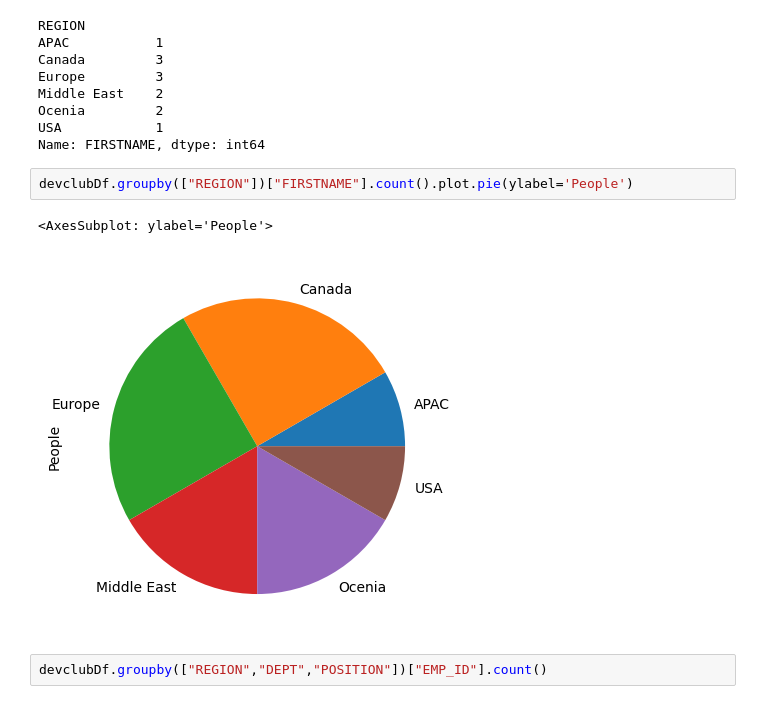
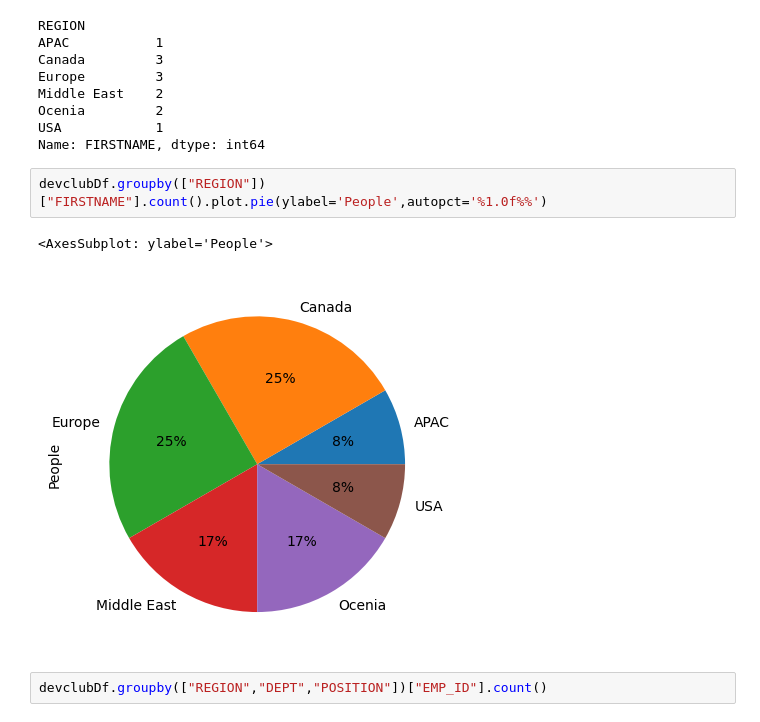
Before and after one commit to devmountaintechfest/hackathon-season2, a Jupyter notebook: src/vistualize.ipynb, the cells around one changed output. Drawn from its saved outputs; the diff is of its cells as text.

```diff
--- a/src/vistualize.ipynb
+++ b/src/vistualize.ipynb
@@ -40,10 +40,10 @@ Ocenia         2
 USA            1
 Name: FIRSTNAME, dtype: int64
 # %%
-devclubDf.groupby(["REGION"])["FIRSTNAME"].count().plot.pie(ylabel='People')
+devclubDf.groupby(["REGION"])["FIRSTNAME"].count().plot.pie(ylabel='People',autopct='%1.0f%%')
 # %% [output]
 <AxesSubplot: ylabel='People'>
-[figure, old version]
+[figure, new version]
 # %%
 devclubDf.groupby(["REGION","DEPT","POSITION"])["EMP_ID"].count()
 # %% [output]
```
Also changed, not shown: parts of 3 cells of this notebook.
